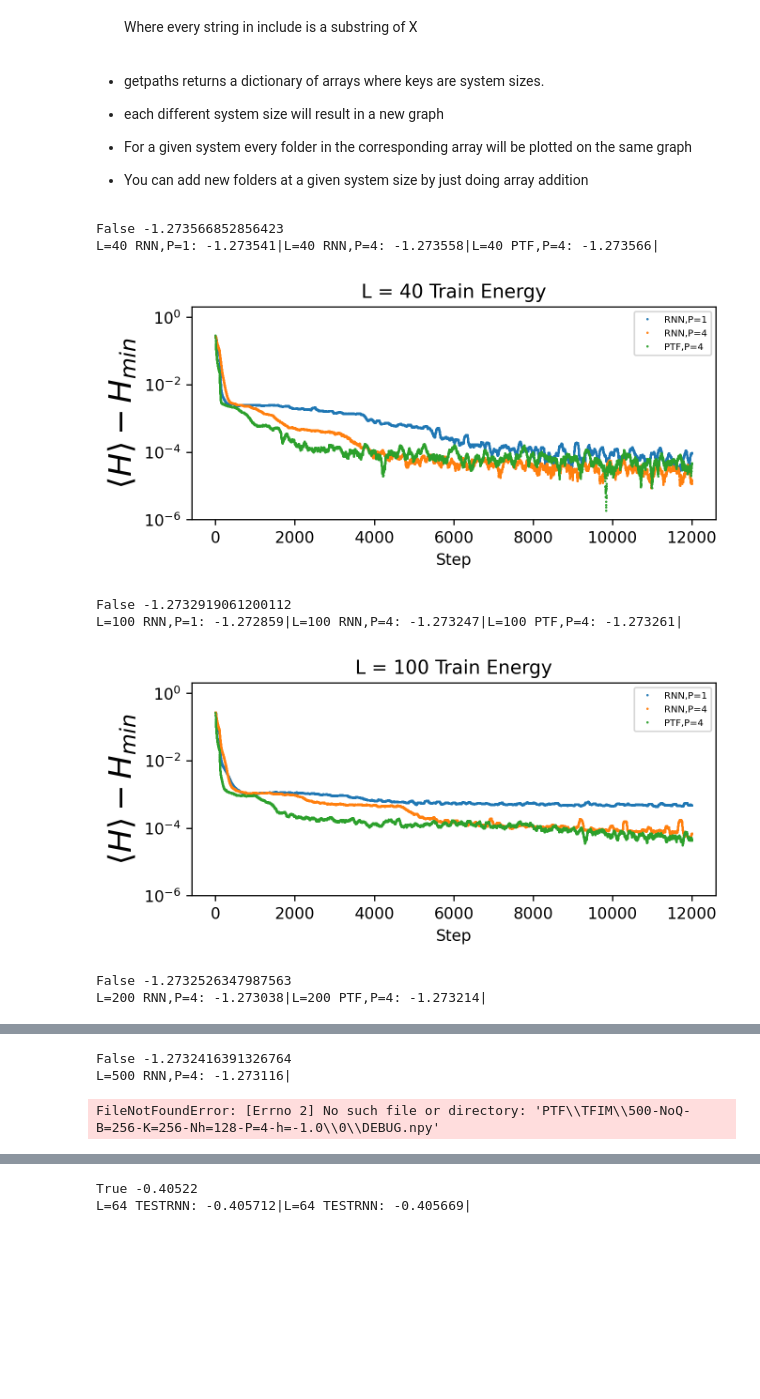
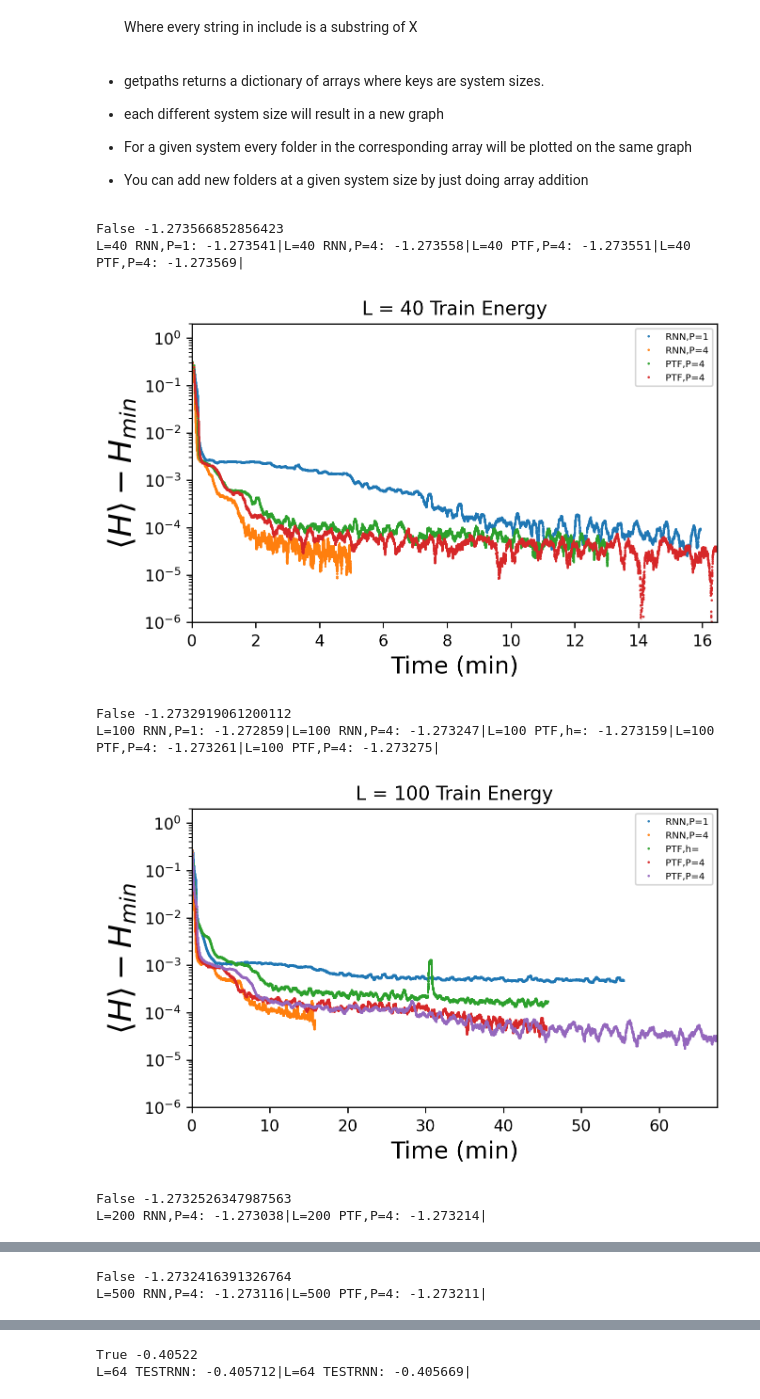
Before and after one commit to ksprague1/NN-QSR, a Jupyter notebook: Results.ipynb, the cells around one changed output, grey strips where cells are left out. Cells and saved outputs as stored; diff of their text form; code cells hidden in the pictures; blank space fills up the shorter version.

```diff
--- a/Results.ipynb
+++ b/Results.ipynb
@@ -91,7 +91,7 @@ def graphs(allpaths,useTimes=False, metric="Sample",label_idx=1,err=False,smooth
         if err ==2:
             fig = plt.figure(1,figsize=(6,6), dpi=240, facecolor='w', edgecolor='k')
         else:
-            fig = plt.figure(1,figsize=(6,2.5), dpi=240, facecolor='w', edgecolor='k')
+            fig = plt.figure(1,figsize=(6,3.5), dpi=240, facecolor='w', edgecolor='k')
         plt.title("L = %d %s Energy"%(key,metric))
         firstplot = True
 
@@ -234,14 +234,14 @@ dict_keys([])
 - You can add new folders at a given system size by just doing array addition
 # %%
 rnn=getpaths("RNN\\TFIM",["NoQ","B=512"],alldir=False)
-ptf=getpaths("PTF\\TFIM",["NoQ","B=256"],alldir=False)
-graphs(rnn+ptf,useTimes=False, metric="Train",label_idx=[0,-3],err=0,smoothing=100,show=True)
+ptf=getpaths("PTF\\TFIM",["NoQ"],alldir=False)
+graphs(rnn+ptf,useTimes=True, metric="Train",label_idx=[0,-3],err=0,smoothing=100,show=True)
 # %% [output]
 False -1.273566852856423
-L=40 RNN,P=1: -1.273541|L=40 RNN,P=4: -1.273558|L=40 PTF,P=4: -1.273566|
+L=40 RNN,P=1: -1.273541|L=40 RNN,P=4: -1.273558|L=40 PTF,P=4: -1.273551|L=40 PTF,P=4: -1.273569|
-[figure, old version]
+[figure, new version]
 False -1.2732919061200112
-L=100 RNN,P=1: -1.272859|L=100 RNN,P=4: -1.273247|L=100 PTF,P=4: -1.273261|
+L=100 RNN,P=1: -1.272859|L=100 RNN,P=4: -1.273247|L=100 PTF,h=: -1.273159|L=100 PTF,P=4: -1.273261|L=100 PTF,P=4: -1.273275|
-[figure, old version]
+[figure, new version]
 False -1.2732526347987563
 L=200 RNN,P=4: -1.273038|L=200 PTF,P=4: -1.273214|
@@ -249,3 +249,2 @@ L=200 RNN,P=4: -1.273038|L=200 PTF,P=4: -1.273214|
 False -1.2732416391326764
-L=500 RNN,P=4: -1.273116|
+L=500 RNN,P=4: -1.273116|L=500 PTF,P=4: -1.273211|
-FileNotFoundError: [Errno 2] No such file or directory: 'PTF\\TFIM\\500-NoQ-B=256-K=256-Nh=128-P=4-h=-1.0\\0\\DEBUG.npy'
```
Also changed, not shown: parts of 8 cells of this notebook, 5 other files.
